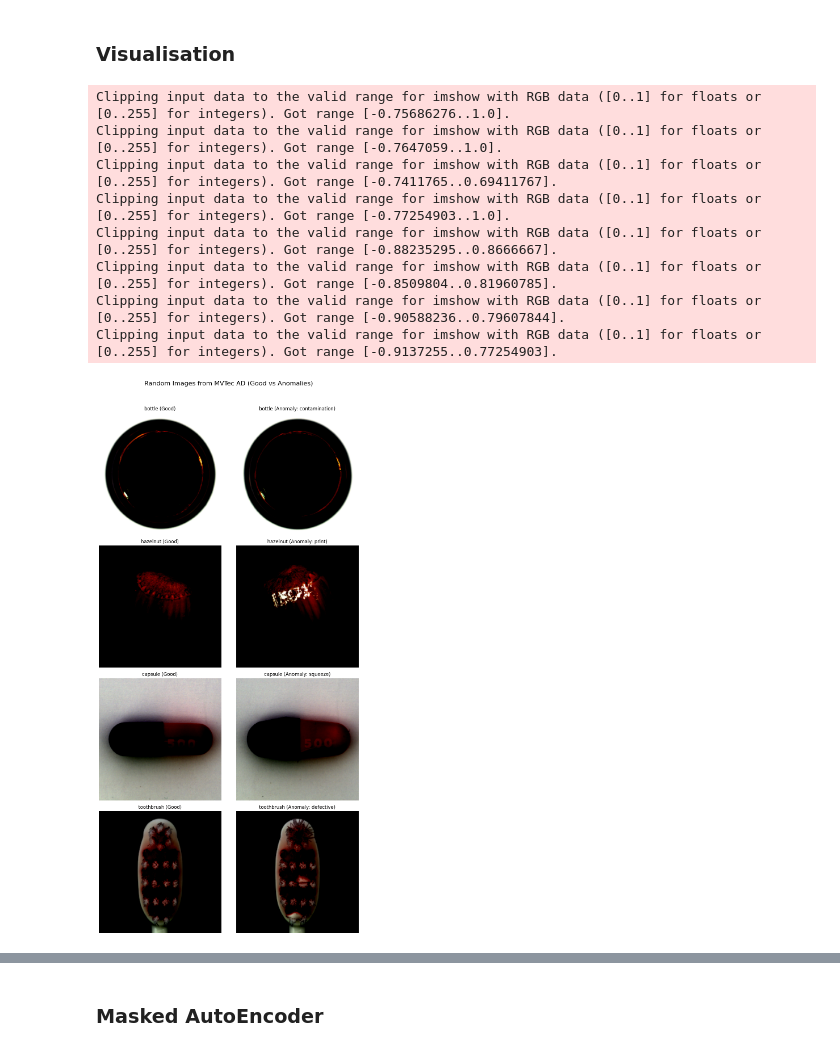
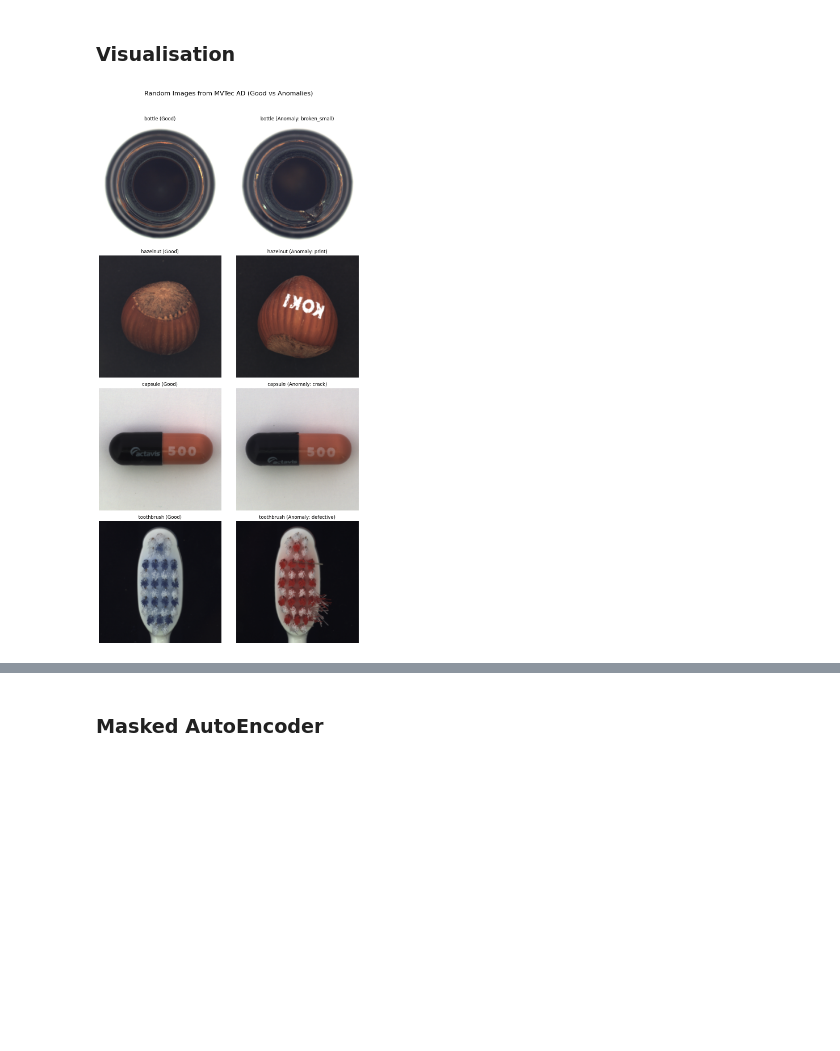
Before and after one commit to Totm33606/hddl_project, a Jupyter notebook: project3/ssl.ipynb, the cells around one changed output, grey strips where cells are left out. Saved outputs shown, nothing was run; the diff lists cells and outputs as text; code cells hidden in the pictures; blank space fills up the shorter version.

```diff
--- a/project3/ssl.ipynb
+++ b/project3/ssl.ipynb
@@ -32,27 +39,30 @@ od.download(auto_vi_url, data_dir='datasets/AutoVI')
+# %%
+DEVICE = torch.device("cuda" if torch.cuda.is_available() else "cpu")
+TRANSFORM = transforms.Compose([
+    transforms.Resize((256, 256)),
+    transforms.ToTensor(),
+    transforms.Normalize((0.5,), (0.5,))
+])
+
+MVTEC_PATH = 'datasets/MVTec_AD/mvtec-ad'
+AUTOVI_PATH = 'datasets/AutoVI/engine_wiring'
+CATEGORIES_MVTEC = ['bottle', 'hazelnut', 'capsule', 'toothbrush']
+CATEGORIES_AUTOVI = ['blue_hoop', 'cardboard', 'fastening', 'obstruction']
 # %% [markdown]
 ### Chargement et prétraitement des images de MVTec AD
 # %%
-transform = transforms.Compose([
-    transforms.Resize((256, 256)),
-    transforms.ToTensor(),
-    transforms.Normalize((0.5,), (0.5,))
-])
-
-mvtec_path = 'datasets/MVTec_AD'
-categories = ['bottle', 'hazelnut', 'capsule', 'toothbrush']
-
 def load_mvtec_images(category, split='train'):
     images = []
     labels = []
 
-    split_path = os.path.join(mvtec_path, category, split)
+    split_path = os.path.join(MVTEC_PATH, category, split)
 
     if split == 'train':
         good_path = os.path.join(split_path, 'good')
         for img_name in os.listdir(good_path):
             img_path = os.path.join(good_path, img_name)
             img = Image.open(img_path).convert('RGB')
-            img = transform(img)
+            img = TRANSFORM(img)
             images.append(img)
             labels.append(0)
 
@@ -62,7 +72,7 @@ def load_mvtec_images(category, split='train'):
             for img_name in os.listdir(anomaly_path):
                 img_path = os.path.join(anomaly_path, img_name)
                 img = Image.open(img_path).convert('RGB')
-                img = transform(img)
+                img = TRANSFORM(img)
                 images.append(img)
 
                 if anomaly_type == 'good':
@@ -75,7 +85,7 @@ def load_mvtec_images(category, split='train'):
 train_images, train_labels = [], []
 test_images, test_labels = [], []
 
-for category in categories:
+for category in CATEGORIES_MVTEC:
     imgs, lbls = load_mvtec_images(category, split='train')
     train_images.append(imgs)
     train_labels.append(lbls)
@@ -138,9 +146,11 @@ print(f"Loaded {len(train_images)} training images and {len(test_images)} test i
 Loaded 285 training images and 607 test images from AutoVI.
 # %% [markdown]
 ### Visualisation
+# %%
+def denormalize(tensor):
+    denormalized_tensor = tensor * 0.5 + 0.5
+    return denormalized_tensor
 # %%
-import random
-
 def display_random__MVTec(category_list, dataset_name, dataset_path, transform, split='test'):
     fig, axs = plt.subplots(len(category_list), 2, figsize=(10, 5 * len(category_list)))
     fig.suptitle(f'Random Images from {dataset_name} (Good vs Anomalies)', fontsize=16)
@@ -151,47 +161,39 @@ def display_random__MVTec(category_list, dataset_name, dataset_path, transform,
 
         # Load a random "good" image
         good_path = os.path.join(split_path, 'good')
         good_image = random.choice(os.listdir(good_path))
         good_image_path = os.path.join(good_path, good_image)
         img_good = Image.open(good_image_path).convert('RGB')
         img_good = transform(img_good)
 
         # Display the "good" image
-        axs[i, 0].imshow(img_good.permute(1, 2, 0))
+        img_good = denormalize(img_good)
+        axs[i, 0].imshow(np.clip(img_good.permute(1, 2, 0).numpy(), 0, 1))  # Convert to NumPy and clip
         axs[i, 0].set_title(f"{category} (Good)")
         axs[i, 0].axis('off')
 
         # Load a random anomalous image (choose a random anomaly type)
         anomalies = [d for d in os.listdir(split_path) if d != 'good']
         anomaly_type = random.choice(anomalies)
         anomaly_path = os.path.join(split_path, anomaly_type)
         anomaly_image = random.choice(os.listdir(anomaly_path))
         anomaly_image_path = os.path.join(anomaly_path, anomaly_image)
         img_anomalous = Image.open(anomaly_image_path).convert('RGB')
         img_anomalous = transform(img_anomalous)
 
         # Display the anomalous image
-        axs[i, 1].imshow(img_anomalous.permute(1, 2, 0))
+        img_anomalous = denormalize(img_anomalous)
+        axs[i, 1].imshow(np.clip(img_anomalous.permute(1, 2, 0).numpy(), 0, 1))  # Convert to NumPy and clip
         axs[i, 1].set_title(f"{category} (Anomaly: {anomaly_type})")
         axs[i, 1].axis('off')
 
     plt.tight_layout(rect=[0, 0, 1, 0.96])
     plt.show()
 
 # Example usage for MVTec AD dataset
-mvtec_path = 'datasets/MVTec_AD'
-categories_mvtec = ['bottle', 'hazelnut', 'capsule', 'toothbrush']
-display_random__MVTec(categories_mvtec, "MVTec AD", mvtec_path, transform, split='test')
+display_random__MVTec(CATEGORIES_MVTEC, "MVTec AD", MVTEC_PATH, TRANSFORM, split='test')
 # %% [output]
-Clipping input data to the valid range for imshow with RGB data ([0..1] for floats or [0..255] for integers). Got range [-0.75686276..1.0].
-Clipping input data to the valid range for imshow with RGB data ([0..1] for floats or [0..255] for integers). Got range [-0.7647059..1.0].
-Clipping input data to the valid range for imshow with RGB data ([0..1] for floats or [0..255] for integers). Got range [-0.7411765..0.69411767].
-Clipping input data to the valid range for imshow with RGB data ([0..1] for floats or [0..255] for integers). Got range [-0.77254903..1.0].
-Clipping input data to the valid range for imshow with RGB data ([0..1] for floats or [0..255] for integers). Got range [-0.88235295..0.8666667].
-Clipping input data to the valid range for imshow with RGB data ([0..1] for floats or [0..255] for integers). Got range [-0.8509804..0.81960785].
-Clipping input data to the valid range for imshow with RGB data ([0..1] for floats or [0..255] for integers). Got range [-0.90588236..0.79607844].
-Clipping input data to the valid range for imshow with RGB data ([0..1] for floats or [0..255] for integers). Got range [-0.9137255..0.77254903].
-[figure, old version]
+[figure, new version]
 # %%
 def display_random_autovi(category_list, dataset_name, dataset_path, transform, split='test'):
     fig, axs = plt.subplots(1, len(category_list), figsize=(16, 8))  # Create subplot (1 row, 1 column per category)
```
Also changed, not shown: parts of 25 cells of this notebook, 3 other files.
